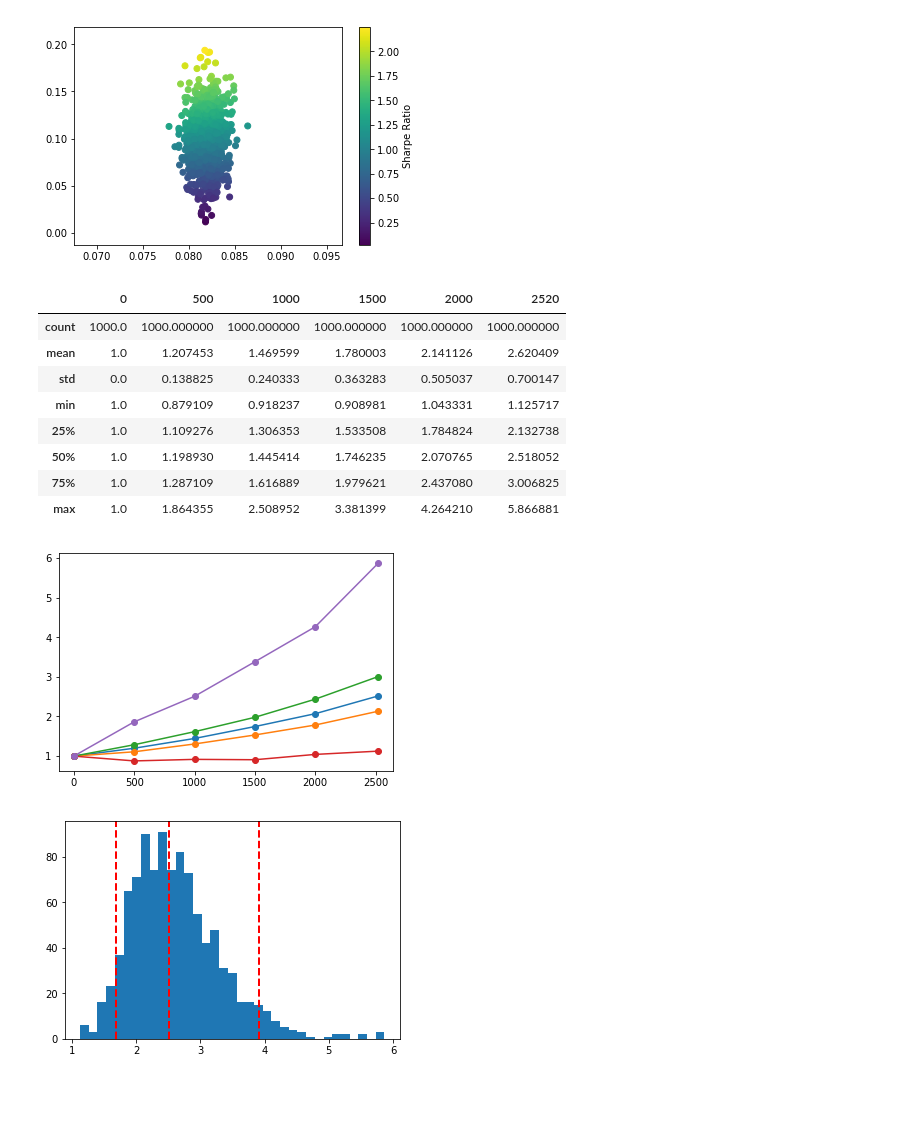
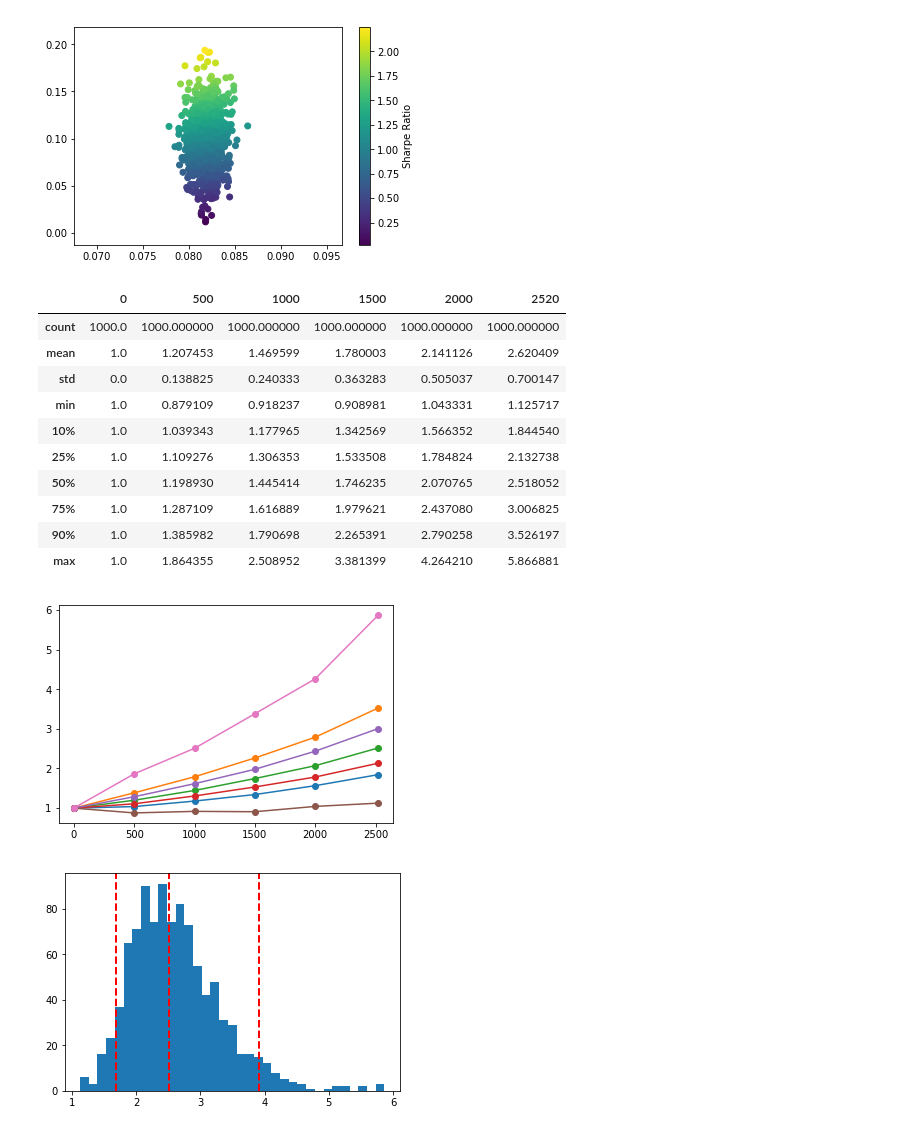
Before and after one commit to zniffur/mytrading, a Jupyter notebook: pct log.ipynb, the cells around one changed output. Saved outputs shown, nothing was run; the diff lists cells and outputs as text; code cells hidden in the pictures; blank space fills up the shorter version.

Commit message:
aggiunto percentili a mc stats

```diff
--- a/pct log.ipynb
+++ b/pct log.ipynb
@@ -93,7 +93,7 @@ plt.colorbar(label = 'Sharpe Ratio')
 # %%
 mc_stats = pd.DataFrame()
 for i in [0,500,1000,1500,2000,mc_runs.shape[0]-1]:
-    mc_stats[i] = mc_runs.iloc[i,:].describe()
+    mc_stats[i] = mc_runs.iloc[i,:].describe([.1,.25,.5,.75,.9])
 # %%
 mc_stats
 # %% [output]
@@ -102,19 +102,23 @@ mc_stats
 | mean | 1.0 | 1.207453 | 1.469599 | 1.780003 | 2.141126 | 2.620409 |
 | std | 0.0 | 0.138825 | 0.240333 | 0.363283 | 0.505037 | 0.700147 |
 | min | 1.0 | 0.879109 | 0.918237 | 0.908981 | 1.043331 | 1.125717 |
+| 10% | 1.0 | 1.039343 | 1.177965 | 1.342569 | 1.566352 | 1.844540 |
 | 25% | 1.0 | 1.109276 | 1.306353 | 1.533508 | 1.784824 | 2.132738 |
 | 50% | 1.0 | 1.198930 | 1.445414 | 1.746235 | 2.070765 | 2.518052 |
 | 75% | 1.0 | 1.287109 | 1.616889 | 1.979621 | 2.437080 | 3.006825 |
+| 90% | 1.0 | 1.385982 | 1.790698 | 2.265391 | 2.790258 | 3.526197 |
 | max | 1.0 | 1.864355 | 2.508952 | 3.381399 | 4.264210 | 5.866881 |
 # %%
+plt.plot([0,500,1000,1500,2000,2521],mc_stats.loc['10%'], marker='o')
+plt.plot([0,500,1000,1500,2000,2521],mc_stats.loc['90%'], marker='o')
 plt.plot([0,500,1000,1500,2000,2521],mc_stats.loc['50%'], marker='o')
 plt.plot([0,500,1000,1500,2000,2521],mc_stats.loc['25%'], marker='o')
 plt.plot([0,500,1000,1500,2000,2521],mc_stats.loc['75%'], marker='o')
 plt.plot([0,500,1000,1500,2000,2521],mc_stats.loc['min'], marker='o')
 plt.plot([0,500,1000,1500,2000,2521],mc_stats.loc['max'], marker='o')
 plt.show()
 # %% [output]
-[figure, old version]
+[figure, new version]
 # %%
 # Statistiche solo sul risultato finale
 
```
